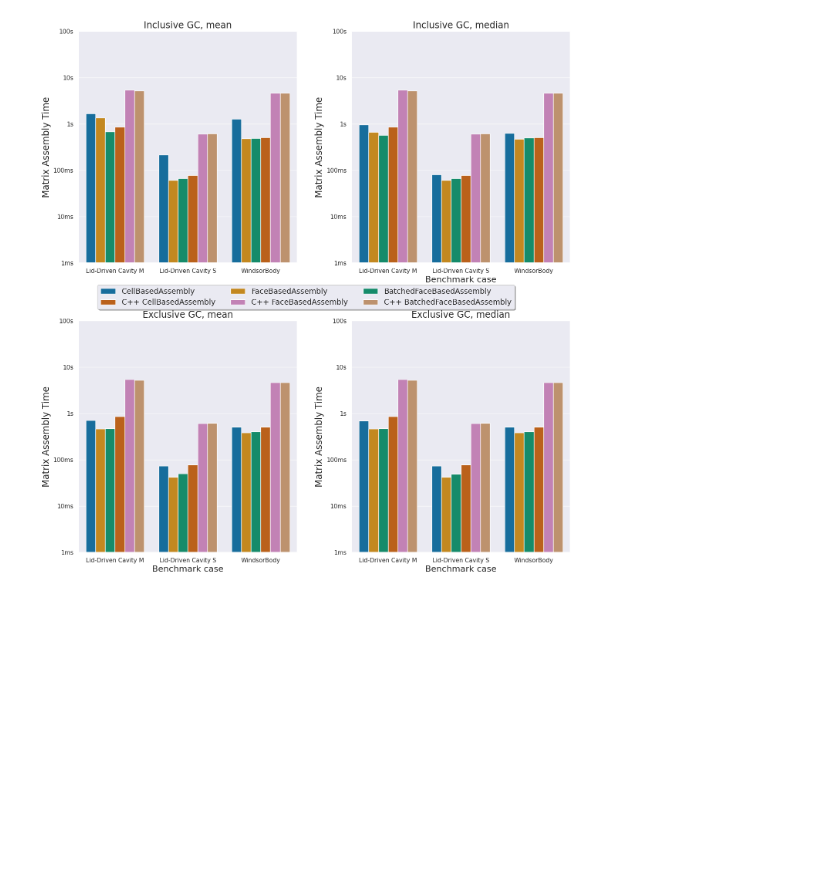
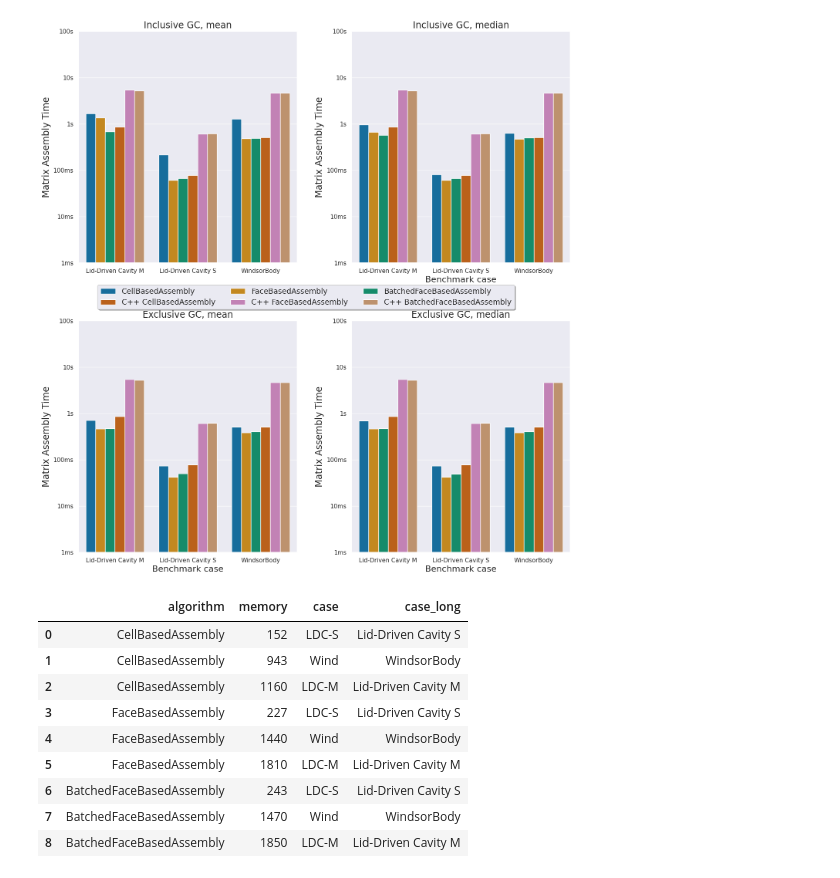
Before and after one commit to lupeterm/FVM-Prototyping, a Jupyter notebook: notebook.ipynb, the cells around one changed output. Cells and saved outputs as stored; diff of their text form; code cells hidden in the pictures; blank space fills up the shorter version.

```diff
--- a/notebook.ipynb
+++ b/notebook.ipynb
@@ -248,3 +248,17 @@ plt.savefig("figures/assembly.svg")
 # %% [output]
 ['CellBasedAssembly', 'FaceBasedAssembly', 'BatchedFaceBasedAssembly', 'C++ CellBasedAssembly', 'C++ FaceBasedAssembly', 'C++ BatchedFaceBasedAssembly']
 [figure]
+# %%
+memory_df = pd.read_csv("results/memory.csv")
+memory_df
+# %% [output]
+|  | algorithm | memory | case | case_long |
+| 0 | CellBasedAssembly | 152 | LDC-S | Lid-Driven Cavity S |
+| 1 | CellBasedAssembly | 943 | Wind | WindsorBody |
+| 2 | CellBasedAssembly | 1160 | LDC-M | Lid-Driven Cavity M |
+| 3 | FaceBasedAssembly | 227 | LDC-S | Lid-Driven Cavity S |
+| 4 | FaceBasedAssembly | 1440 | Wind | WindsorBody |
+| 5 | FaceBasedAssembly | 1810 | LDC-M | Lid-Driven Cavity M |
+| 6 | BatchedFaceBasedAssembly | 243 | LDC-S | Lid-Driven Cavity S |
+| 7 | BatchedFaceBasedAssembly | 1470 | Wind | WindsorBody |
+| 8 | BatchedFaceBasedAssembly | 1850 | LDC-M | Lid-Driven Cavity M |
```
Also changed, not shown: parts of 3 cells of this notebook, 1 other file.
